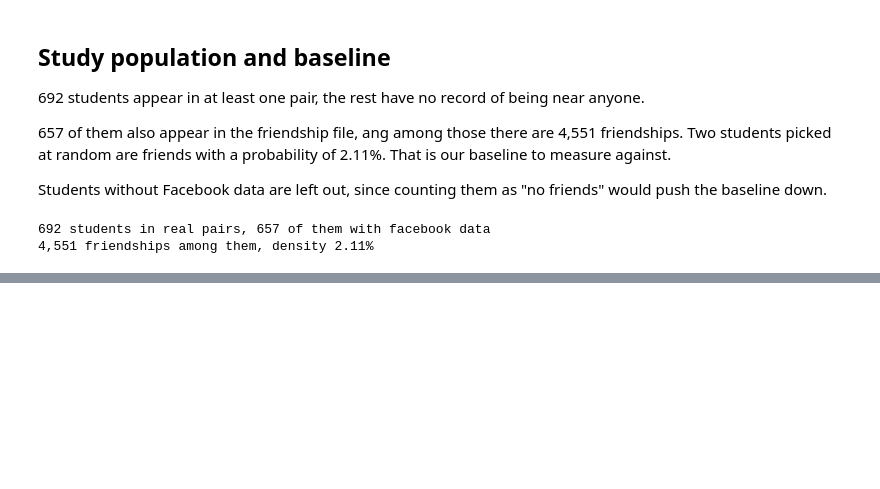
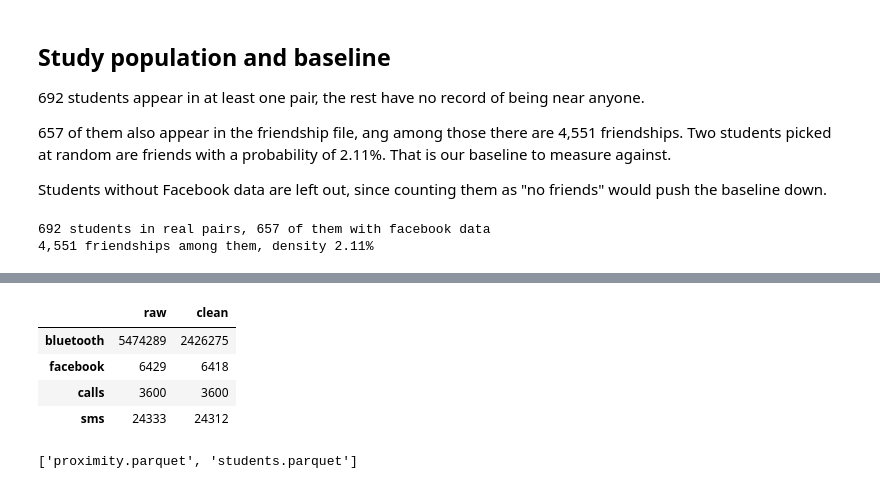
Before and after one commit to s9ib0T/data-mining-1, a Jupyter notebook: notebooks/preprocess.ipynb, the cells around one changed output, grey strips where cells are left out. Saved outputs shown, nothing was run; the diff lists cells and outputs as text; code cells hidden in the pictures; blank space fills up the shorter version.

Commit message:
cache cleaned data as parquet

```diff
--- a/notebooks/preprocess.ipynb
+++ b/notebooks/preprocess.ipynb
@@ -406,0 +413,25 @@ print(f"{len(friends):,} friendships among them, density {len(friends) / possibl
+# %%
+pd.DataFrame(
+    {
+        "raw": [len(bt), len(fb), len(calls), len(sms)],
+        "clean": [len(bt_clean), len(fb_clean), len(calls), len(sms_clean)],
+    },
+    index=frames.keys(),
+)
+# %% [output]
+|  | raw | clean |
+| bluetooth | 5474289 | 2426275 |
+| facebook | 6429 | 6418 |
+| calls | 3600 | 3600 |
+| sms | 24333 | 24312 |
+# %%
+# write data/processed/ from scratch
+cached_bt = pp.proximity(rebuild=True)
+cached_st = pp.student_table(rebuild=True)
+
+# files must match the frames built above
+assert cached_bt.equals(bt_clean)
+assert cached_st.equals(st)
+sorted(p.name for p in pp.PROCESSED.iterdir())
+# %% [output]
+['proximity.parquet', 'students.parquet']
```
Also changed, not shown: parts of 1 cell of this notebook, 2 other files.
